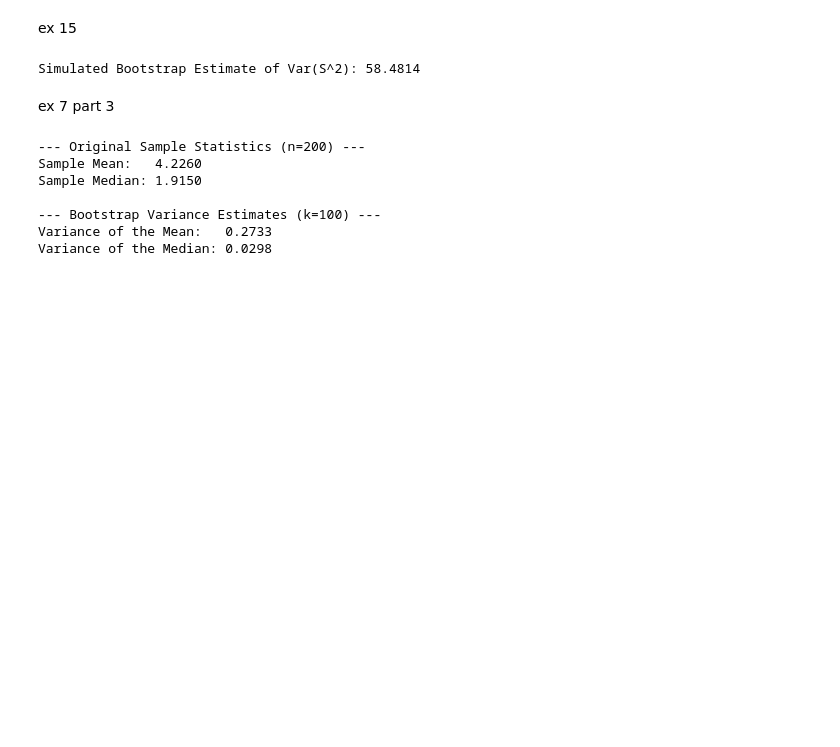
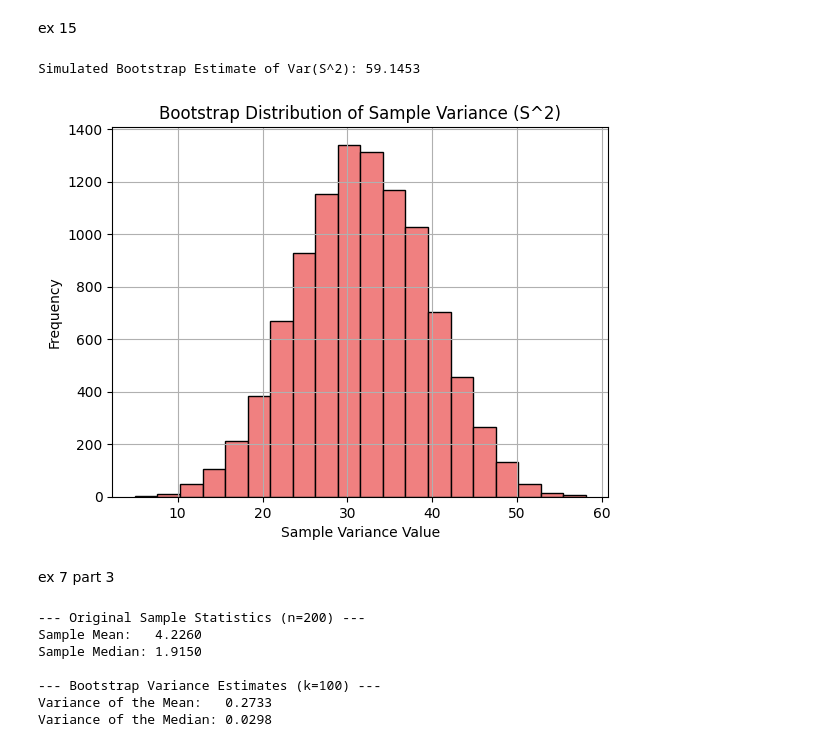
Before and after one commit to kris907j/Stochastic_sim, a Jupyter notebook: Exercises/william/Day6.ipynb, the cells around one changed output. Saved outputs shown, nothing was run; the diff lists cells and outputs as text; code cells hidden in the pictures; blank space fills up the shorter version.

```diff
--- a/Exercises/william/Day6.ipynb
+++ b/Exercises/william/Day6.ipynb
@@ -363,29 +393,33 @@ ex 15
 # %%
 import numpy as np
 
 # Original data
 data = np.array([5, 4, 9, 6, 21, 17, 11, 20, 7, 10, 21, 15, 13, 16, 8])
 n = len(data)
+B = 10000
 
-# Number of bootstrap samples
-B = 100000
-bootstrap_variances = np.zeros(B)
+np.random.seed(42)
 
-# Simulation loop
-np.random.seed(42) # For reproducibility
-for i in range(B):
-    # 1. Resample with replacement
-    bootstrap_sample = np.random.choice(data, size=n, replace=True)
+# Generate a matrix of 100,000 rows and 15 columns all at once
+bootstrap_samples = np.random.choice(data, size=(B, n), replace=True)
 
-    # 2. Calculate sample variance (ddof=1 ensures division by n-1)
-    bootstrap_variances[i] = np.var(bootstrap_sample, ddof=1)
+# Calculate the variance across the rows (axis=1)
+bootstrap_variances = np.var(bootstrap_samples, axis=1, ddof=1)
 
-# 3. Calculate the variance of the bootstrap estimates
+# Calculate the final variance of the bootstrap estimates
 var_s2_boot = np.var(bootstrap_variances, ddof=1)
 
 print(f"Simulated Bootstrap Estimate of Var(S^2): {var_s2_boot:.4f}")
+
+plt.hist(bootstrap_variances, bins=20, color='lightcoral', edgecolor='black')
+plt.title("Bootstrap Distribution of Sample Variance (S^2)")
+plt.xlabel("Sample Variance Value")
+plt.ylabel("Frequency")
+plt.grid(True)
+plt.savefig("bootstrap_variance_distribution.png")
 # %% [output]
-Simulated Bootstrap Estimate of Var(S^2): 58.4814
+Simulated Bootstrap Estimate of Var(S^2): 59.1453
+[figure, added]
 # %% [markdown]
 ex 7 part 3
 # %%
```
Also changed, not shown: parts of 1 cell of this notebook, 3 other files.
